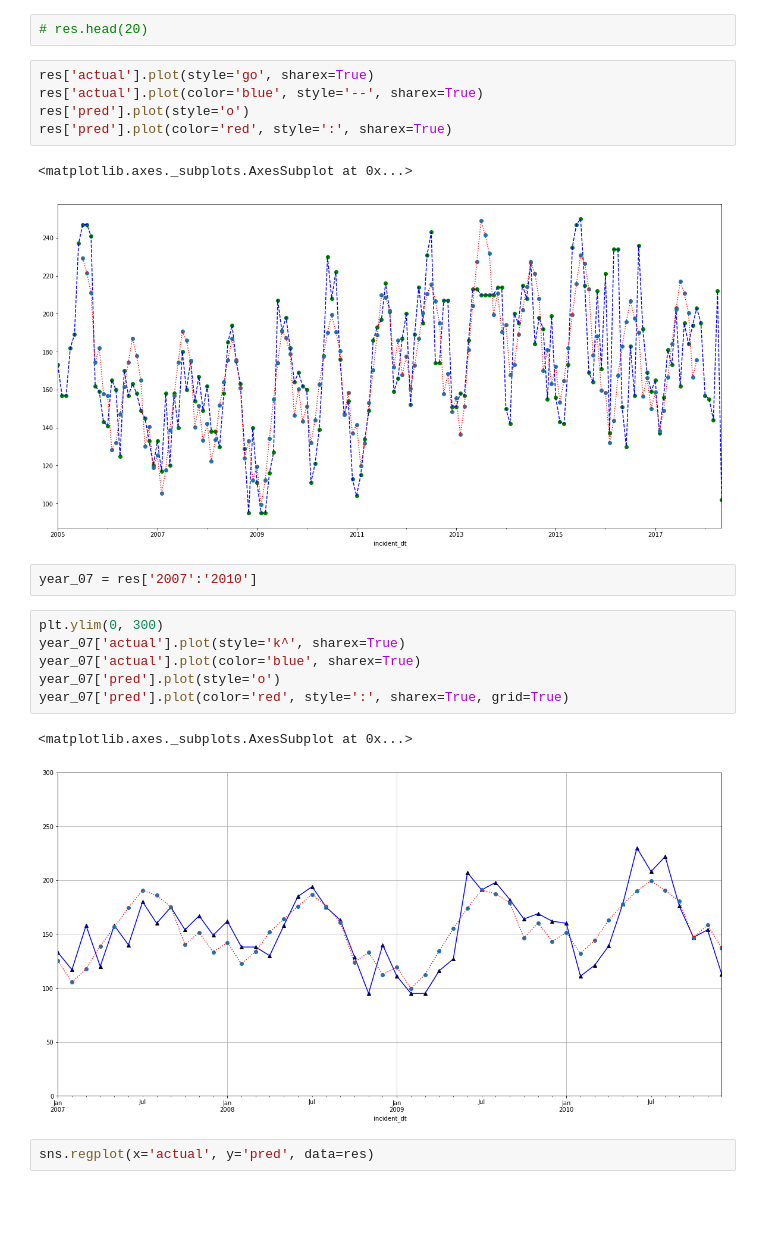
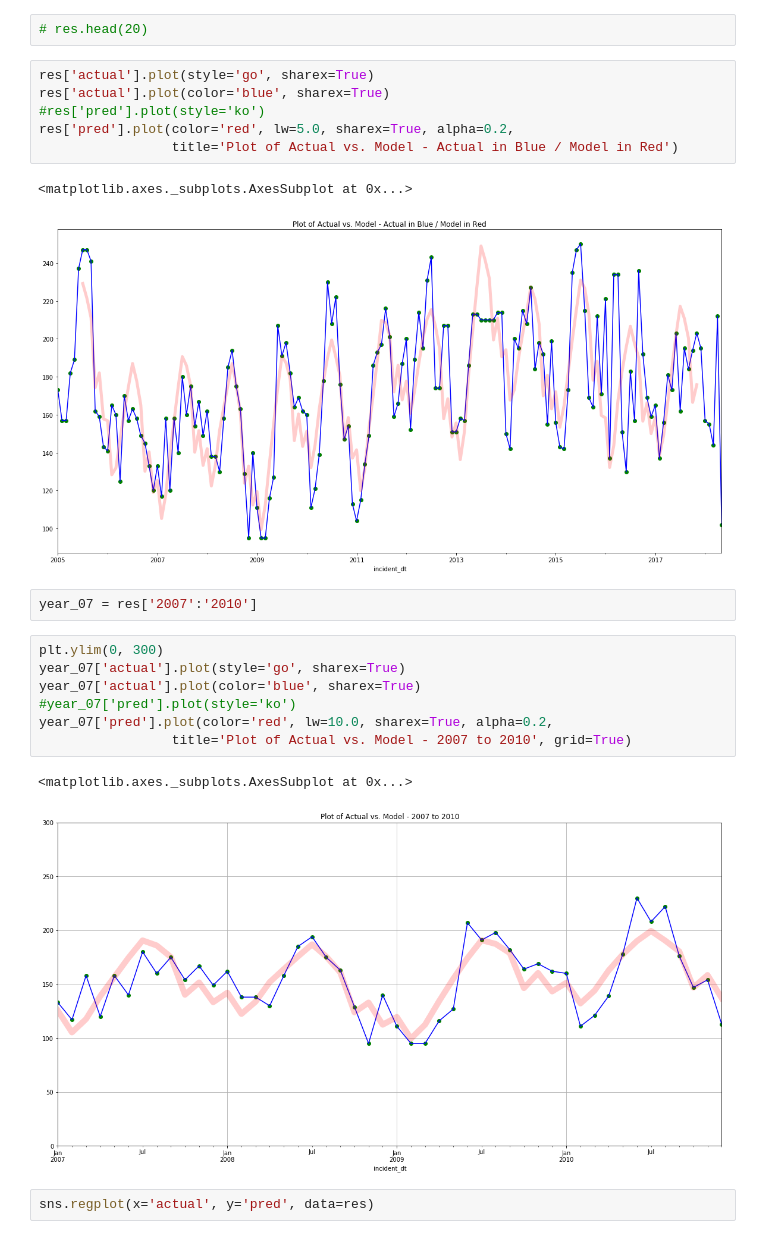
Before and after one commit to lotusflyer/ash_pub_safety, a Jupyter notebook: seasonal_effects.ipynb, the cells around one changed output. Drawn from its saved outputs; the diff is of its cells as text; blank space fills up the shorter version.

```diff
--- a/seasonal_effects.ipynb
+++ b/seasonal_effects.ipynb
@@ -107,23 +109,25 @@ res['actual'] = X2
 # res.head(20)
 # %%
 res['actual'].plot(style='go', sharex=True)
-res['actual'].plot(color='blue', style='--', sharex=True)
-res['pred'].plot(style='o')
-res['pred'].plot(color='red', style=':', sharex=True)
+res['actual'].plot(color='blue', sharex=True)
+#res['pred'].plot(style='ko')
+res['pred'].plot(color='red', lw=5.0, sharex=True, alpha=0.2,
+                 title='Plot of Actual vs. Model - Actual in Blue / Model in Red')
 # %% [output]
 <matplotlib.axes._subplots.AxesSubplot at 0x...>
-[figure, old version]
+[figure, new version]
 # %%
 year_07 = res['2007':'2010']
 # %%
 plt.ylim(0, 300)
-year_07['actual'].plot(style='k^', sharex=True)
+year_07['actual'].plot(style='go', sharex=True)
 year_07['actual'].plot(color='blue', sharex=True)
-year_07['pred'].plot(style='o')
-year_07['pred'].plot(color='red', style=':', sharex=True, grid=True)
+#year_07['pred'].plot(style='ko')
+year_07['pred'].plot(color='red', lw=10.0, sharex=True, alpha=0.2,
+                 title='Plot of Actual vs. Model - 2007 to 2010', grid=True)
 # %% [output]
 <matplotlib.axes._subplots.AxesSubplot at 0x...>
-[figure, old version]
+[figure, new version]
 # %%
 sns.regplot(x='actual', y='pred', data=res)
 # %% [output]
```
Also changed, not shown: parts of 12 cells of this notebook.
